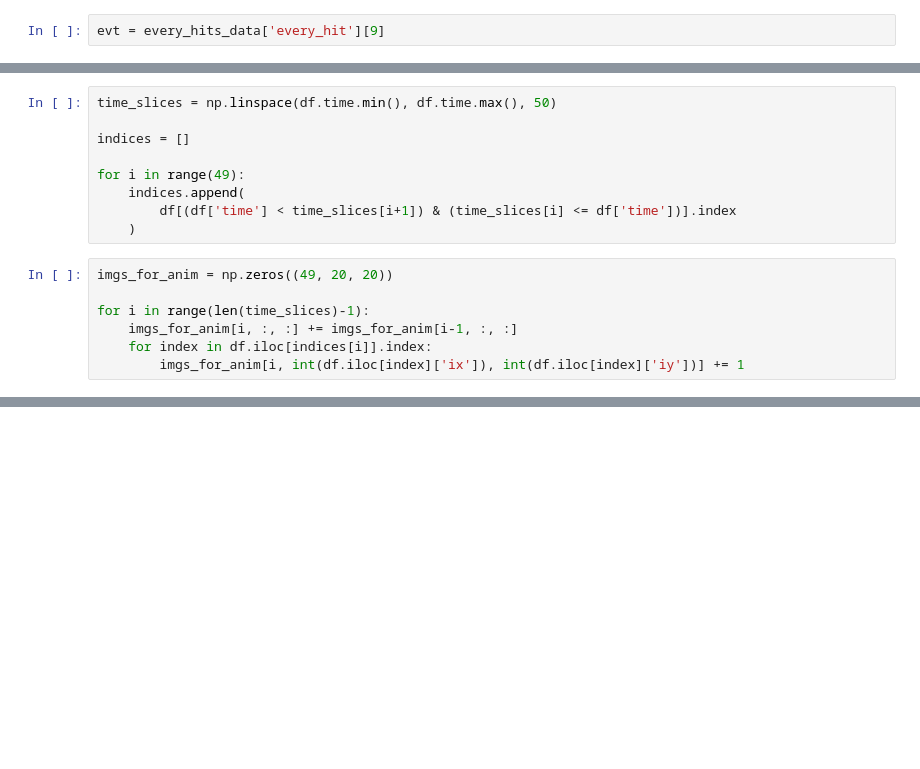
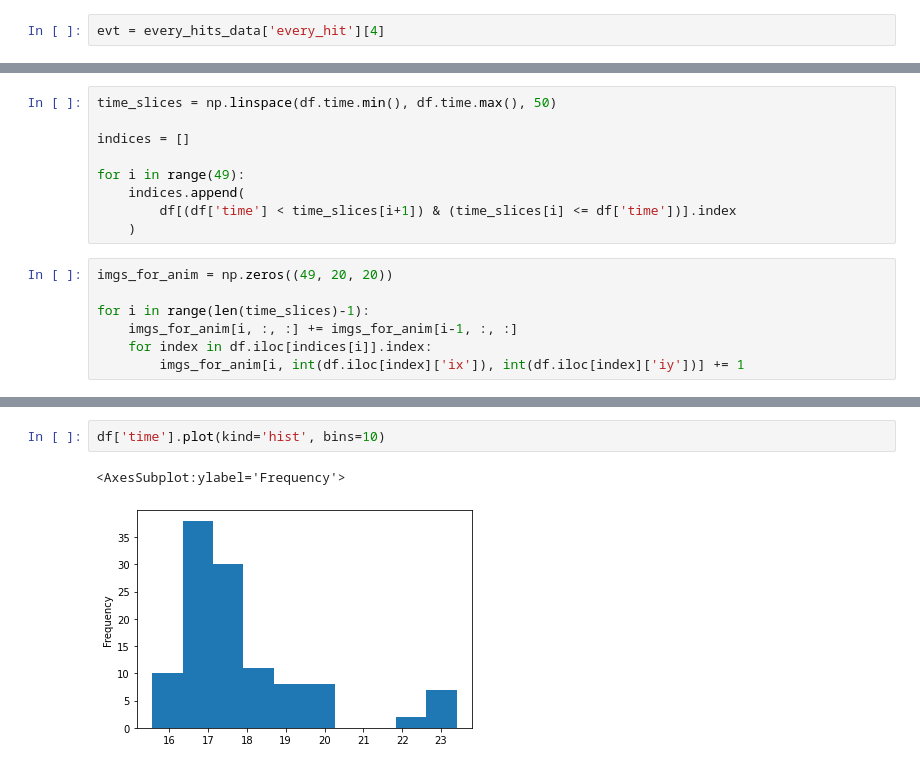
Before and after one commit to ArseniiGav/Baikal-Summer-School-2022, a Jupyter notebook: Sem2/Event_animation_vis.ipynb, the cells around one changed output, grey strips where cells are left out. Saved outputs shown, nothing was run; the diff lists cells and outputs as text; blank space fills up the shorter version.

```diff
--- a/Sem2/Event_animation_vis.ipynb
+++ b/Sem2/Event_animation_vis.ipynb
@@ -3,7 +3,7 @@ import numpy as np
 
 every_hits_data = np.load('data/every_hits.npz', allow_pickle=True)
 # %%
-evt = every_hits_data['every_hit'][9]
+evt = every_hits_data['every_hit'][4]
 # %%
 import pandas as pd
 
@@ -43,3 +43,8 @@ fig.layout.updatemenus[0].buttons[0].args[1]['frame']['duration'] = 100
 fig.show()
 # %% [output]
 [interactive output not drawn]
+# %%
+df['time'].plot(kind='hist', bins=10)
+# %% [output]
+<AxesSubplot:ylabel='Frequency'>
+[figure, added]
```
Also changed, not shown: parts of 1 cell of this notebook, 2 other files.
